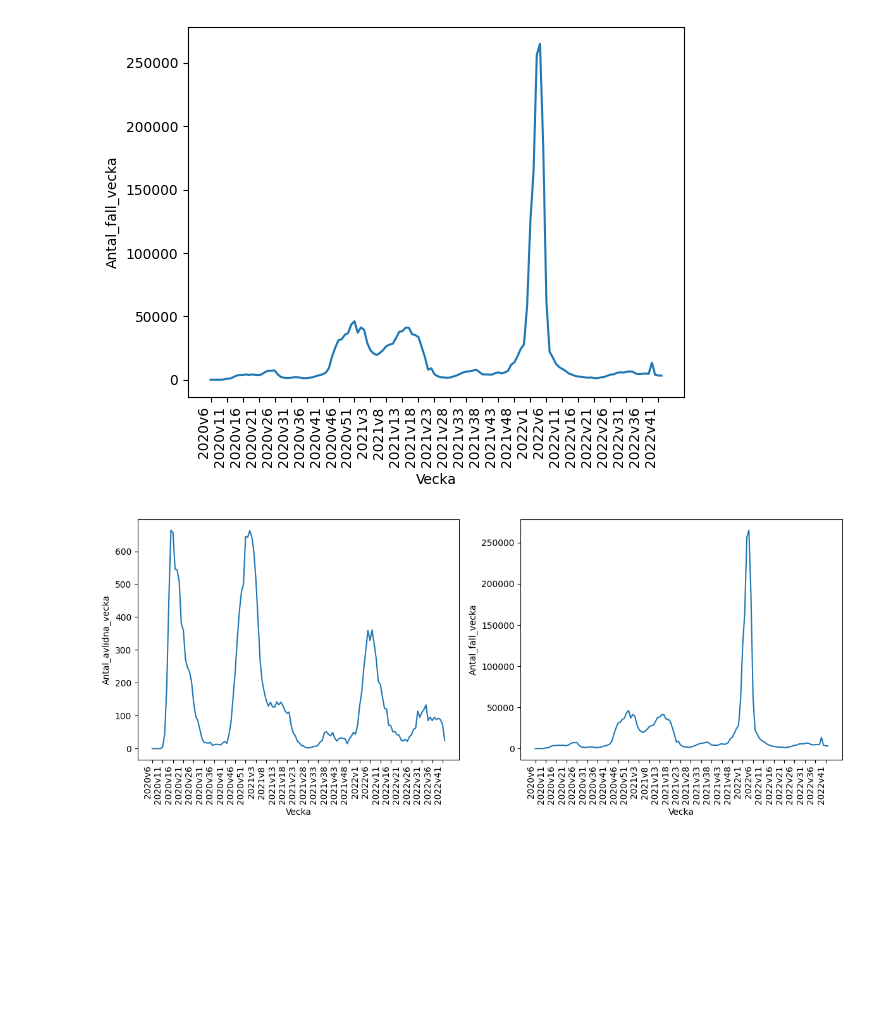
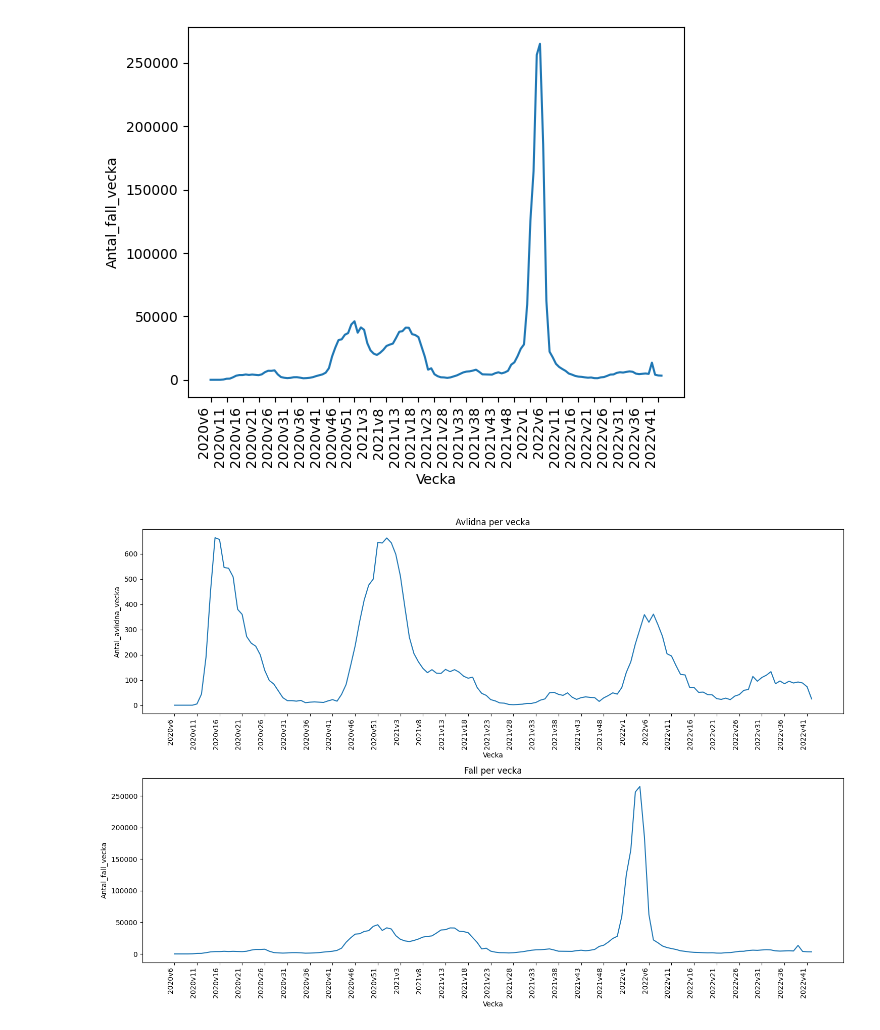
Before and after one commit to yomo001/databehandling-YOUNIS-MOUSSAVI, a Jupyter notebook: Laboration/lab1_uppgift1.ipynb, the cells around one changed output. Cells and saved outputs as stored; diff of their text form; code cells hidden in the pictures; blank space fills up the shorter version.

```diff
--- a/Laboration/lab1_uppgift1.ipynb
+++ b/Laboration/lab1_uppgift1.ipynb
@@ -154,34 +154,41 @@ plt.show()
 
 fig = px.line(covid_veckodata_riket, x='Vecka', y='Antal_fall_vecka', title='Fall per vecka')
 fig.show()
-# %%
-#e)
-
-
-fig, axes = plt.subplots(1, 2, figsize=(12, 5))
-
-line_plot = sns.lineplot(x='Vecka', y='Antal_avlidna_vecka', data=veckodata_riket, ax=axes[0])
-line_plot2 = sns.lineplot(x='Vecka', y='Antal_fall_vecka', data=veckodata_riket, ax=axes[1])
-
-
-
-tick_indices = np.arange(0, len(veckodata_riket['Vecka']), 5)
-tick_labels = veckodata_riket['Vecka'].iloc[tick_indices]
-
-axes[0].set_xticks(tick_indices)
-axes[0].set_xticklabels(tick_labels, rotation=90, ha="right")
-
-
-axes[1].set_xticks(tick_indices)
-axes[1].set_xticklabels(tick_labels, rotation=90, ha="right")
-
-
-plt.tight_layout()
-
-
-plt.show()
-# %% [output]
-[figure, removed]
+# %%
+#e) Rita linjediagram av både avlidna fall per vecka och nya fall per vecka i samma fönster från 2020v6 till
+# nu.
+
+# Drawing a line plot with seaborn of the number of deaths and the number of cases per week in the same window
+
+# Creating a figure with two subplots
+fig, (ax1, ax2) = plt.subplots(2, 1, figsize=(15, 10))
+
+# Creating the first plot
+sns.lineplot(ax=ax1, x='Vecka', y='Antal_avlidna_vecka', data=covid_veckodata_riket)
+# Creating the second plot
+sns.lineplot(ax=ax2, x='Vecka', y='Antal_fall_vecka', data=covid_veckodata_riket)
+
+# Adjusting the x ticks to be every 5th week to minimize the number of ticks on the x axis and enhance visibilty
+# Random creation of the tick indexes(every 5th week from the Vecka column)
+tick_indexes = np.arange(0, len(covid_veckodata_riket['Vecka']), 5)
+
+# Choosing the x ticks from the Vecka column, using the tick indexes
+ax1.set_xticks(tick_indexes)
+ax1.set_xticklabels(covid_veckodata_riket['Vecka'].iloc[tick_indexes], rotation=90, ha="right")
+ax2.set_xticks(tick_indexes)
+ax2.set_xticklabels(covid_veckodata_riket['Vecka'].iloc[tick_indexes], rotation=90, ha="right")
+
+# Setting the title of the first plot
+ax1.set_title('Avlidna per vecka')
+# Setting the title of the second plot
+ax2.set_title('Fall per vecka')
+
+# Adjusting layout
+plt.tight_layout()
+
+plt.show()
+# %% [output]
+[figure, added]
 # %%
 #f)
 
```
